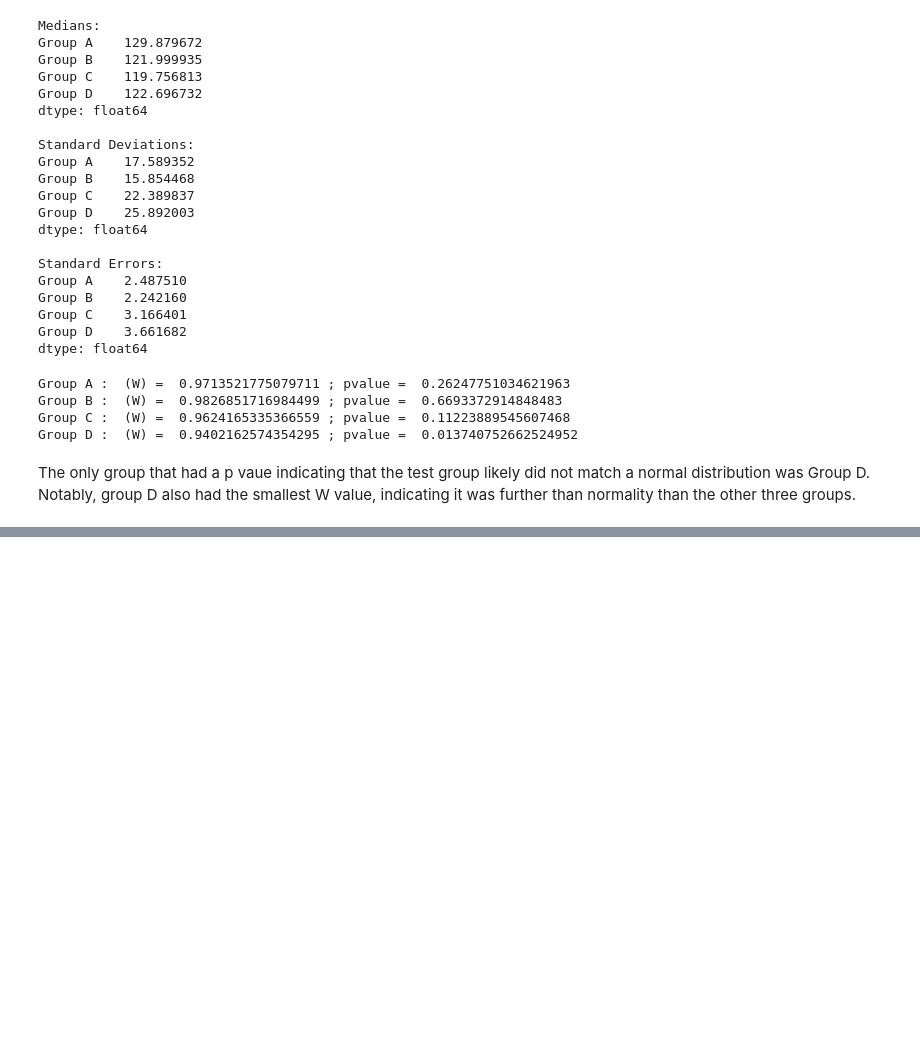
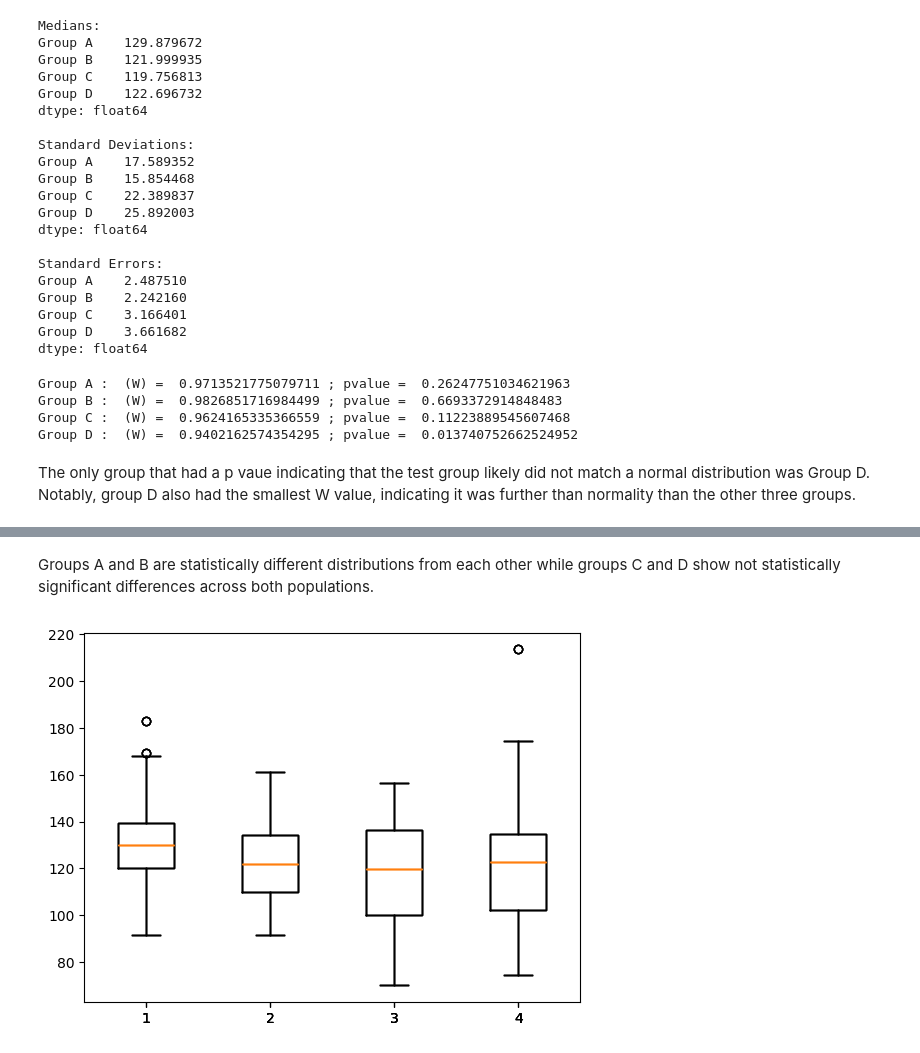
Before and after one commit to carolineterryn/DA4Research-labs, a Jupyter notebook: lab2/pset2.ipynb, the cells around one changed output, grey strips where cells are left out. Saved outputs shown, nothing was run; the diff lists cells and outputs as text; code cells hidden in the pictures; blank space fills up the shorter version.

```diff
--- a/lab2/pset2.ipynb
+++ b/lab2/pset2.ipynb
@@ -77,0 +107,10 @@ The only group that had a p vaue indicating that the test group likely did not m
+# %% [markdown]
+Groups A and B are statistically different distributions from each other while groups C and D show not statistically significant differences across both populations.
+# %%
+# show the boxplots of all 4 data sets
+
+for i in range(num_groups):
+    data_name = data.columns
+    plt.boxplot(data[data_name])
+# %% [output]
+[figure, added]
```
Also changed, not shown: parts of 7 cells of this notebook.
